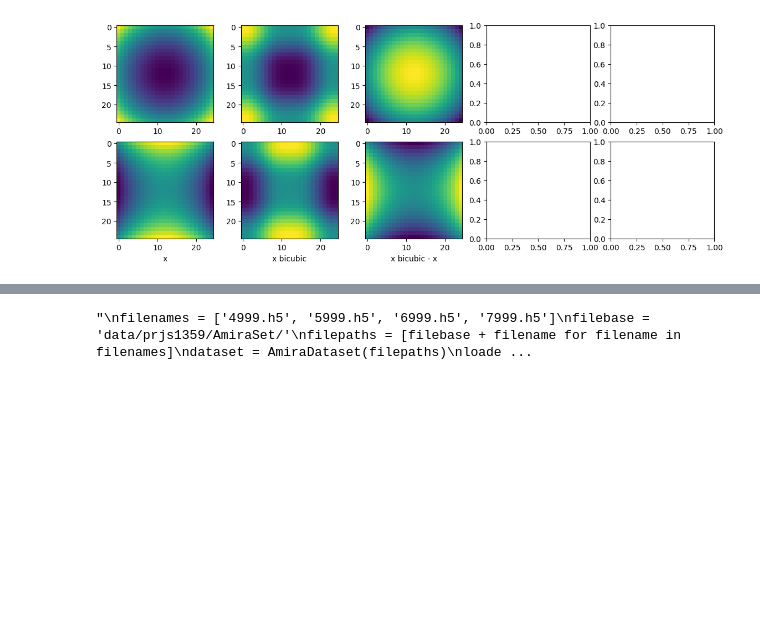
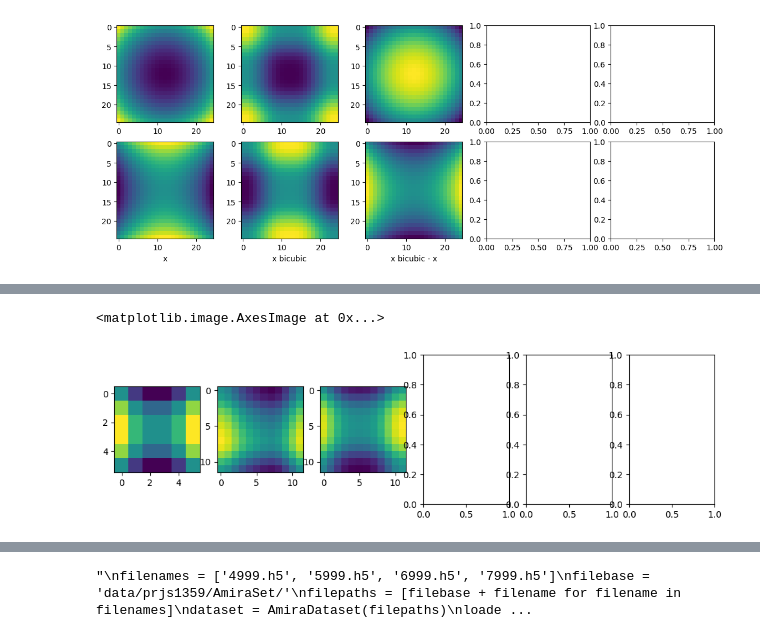
Before and after one commit to tpharmsen/AutoregressiveNeuralOperators, a Jupyter notebook: test.ipynb, the cells around one changed output, grey strips where cells are left out. Drawn from its saved outputs; the diff is of its cells as text; code cells hidden in the pictures; blank space fills up the shorter version.

```diff
--- a/test.ipynb
+++ b/test.ipynb
@@ -219,17 +154,0 @@ torch.Size([1, 1, 1, 25, 25])
-# %%
-x = torch.linspace(-2, 2, 4)
-y = torch.linspace(-2, 2, 4)
-X, Y = torch.meshgrid(x, y, indexing="xy")
-ran = 100 * torch.randn(1,1,1,4,4)
-Z = X**2 - Y**2
-Z = Z.unsqueeze(0).unsqueeze(0).unsqueeze(0)
-ranZran = torch.cat([ran, Z, ran], dim=2)
-print(ranZran.shape)
-fig, ax = plt.subplots(1,5, figsize=(12,3))
-ax[0].imshow(Z[0,0,0])
-Z2 = spectral_fourier_interpolation(Z, (8,8))
-Z3 = spectral_fourier_interpolation(ranZran, (8,8))
-ax[1].imshow(Z2.squeeze())
-ax[2].imshow(Z3.squeeze()[1])
-ax[3].imshow(Z2.squeeze() - Z3.squeeze()[1])
-ax[4].imshow(ran[0,0,0])
@@ -239,0 +237,61 @@ torch.Size([1, 1, 3, 4, 4])
+# %%
+def spectral_fourier_interpolation(data, target_shape):
+    current_shape = data.shape
+    target_height, target_width = target_shape
+
+    # Apply FFT and shift to center frequencies
+    data_f = torch.fft.fft2(data)
+    data_f = torch.fft.fftshift(data_f)  # Shift DC component to center
+
+    # Create a new frequency domain matrix
+    data_f_resized = torch.zeros((target_height, target_width), dtype=torch.complex64)
+
+    # Compute the frequency ranges
+    y_min = (target_height - current_shape[0]) // 2
+    y_max = y_min + current_shape[0]
+    x_min = (target_width - current_shape[1]) // 2
+    x_max = x_min + current_shape[1]
+
+    # Copy the original frequency content into the center
+    data_f_resized[y_min:y_max, x_min:x_max] = data_f
+
+    # Apply phase shift correction to align pixels properly
+    y_indices = torch.fft.fftfreq(target_height, d=1.0).to(data.device)
+    x_indices = torch.fft.fftfreq(target_width, d=1.0).to(data.device)
+    X, Y = torch.meshgrid(x_indices, y_indices, indexing="xy")
+
+    phase_shift =  torch.exp(-1j * torch.pi * (- 1 * (current_shape[0] / target_height) * Y - 1 * (current_shape[1] / target_width) * X))
+    data_f_resized *= phase_shift
+
+    # Inverse FFT shift and transform back to spatial domain
+    data_f_resized = torch.fft.ifftshift(data_f_resized)  # Restore original frequency order
+    data_resized = torch.fft.ifft2(data_f_resized)
+
+    return data_resized.real
+
+
+x = torch.linspace(-2, 2, 6)
+y = torch.linspace(-2, 2, 6)
+X, Y = torch.meshgrid(x, y, indexing="xy")
+ran = 100 * torch.randn(1,1,1,6,6)
+Z = X**2 - Y**2
+#print(Z)
+
+Z = Z.unsqueeze(0).unsqueeze(0).unsqueeze(0)
+ranZran = torch.cat([ran, Z, ran], dim=2)
+#print(ranZran.shape)
+fig, ax = plt.subplots(1,6, figsize=(12,3))
+ax[0].imshow(Z[0,0,0])
+Z2 = spectral_fourier_interpolation(Z.squeeze(), (12,12))
+#Z3 = spectral_fourier_interpolation(ranZran, (12,12))
+ax[1].imshow(Z2.squeeze())
+#Z3 = Z2
+ax[2].imshow(Z3.squeeze())
+#ax[2].imshow(Z3.squeeze()[1])
+#Z4 = torch.roll(torch.roll(Z2, 1, 3), 1, 4)
+#ax[3].imshow(Z4.squeeze())
+#ax[4].imshow(Z2.squeeze() - Z3.squeeze()[1])
+#ax[5].imshow()
+# %% [output]
+<matplotlib.image.AxesImage at 0x...>
+[figure, added]
```
Also changed, not shown: parts of 8 cells of this notebook.
